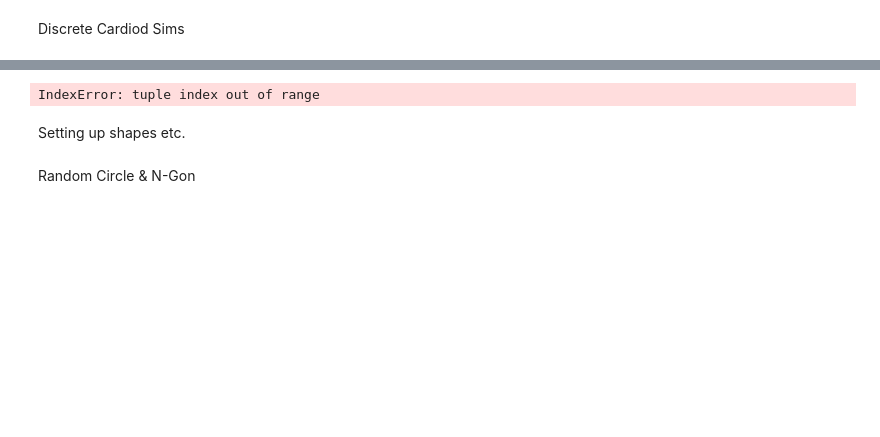
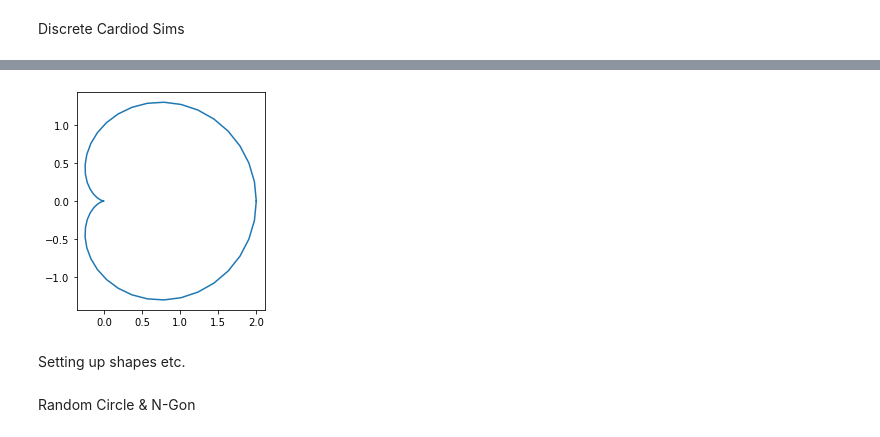
Before and after one commit to Creatorri/18.821-Project-2-Billiards, a Jupyter notebook: Collision.ipynb, the cells around one changed output, grey strips where cells are left out. Cells and saved outputs as stored; diff of their text form; code cells hidden in the pictures; blank space fills up the shorter version.

```diff
--- a/Collision.ipynb
+++ b/Collision.ipynb
@@ -246,20 +267,20 @@ plt.savefig("normalizedcardiodsidesplot.png")
 # %%
-(fs,ns,ts) = polar_curve(lambda t: 1+np.cos(t),lambda t: -np.sin(t))
-hit = piecewise_smooth(fs,ns,ts)
-ls = sim(hit,randx(0.5)+np.array([0.75,0]),randv(),1000)
+#(fs,ns,ts) = polar_curve(lambda t: 1+np.cos(t),lambda t: -np.sin(t))
+#hit = piecewise_smooth(fs,ns,ts)
+#ls = sim(hit,randx(0.5)+np.array([0.75,0]),randv(),1000)
 ts = np.linspace(0,2*np.pi)
 xs = (1+np.cos(ts))*np.cos(ts)
 ys = (1+np.cos(ts))*np.sin(ts)
 plt.plot(xs,ys)
-xs = list(map(lambda x: x[0][0], ls))
-ys = list(map(lambda x: x[0][1], ls))
-plt.plot(xs,ys)
-x,v,_ = ls[-1]
-plt.quiver(*x,*v)
+#xs = list(map(lambda x: x[0][0], ls))
+#ys = list(map(lambda x: x[0][1], ls))
+#plt.plot(xs,ys)
+#x,v,_ = ls[-1]
+#plt.quiver(*x,*v)
 ax = plt.gca()
 ax.set_aspect(1)
 # %% [output]
-IndexError: tuple index out of range
+[figure, added]
 # %% [markdown]
 Setting up shapes etc.
 # %%
```
Also changed, not shown: parts of 9 cells of this notebook, 11 other files.
